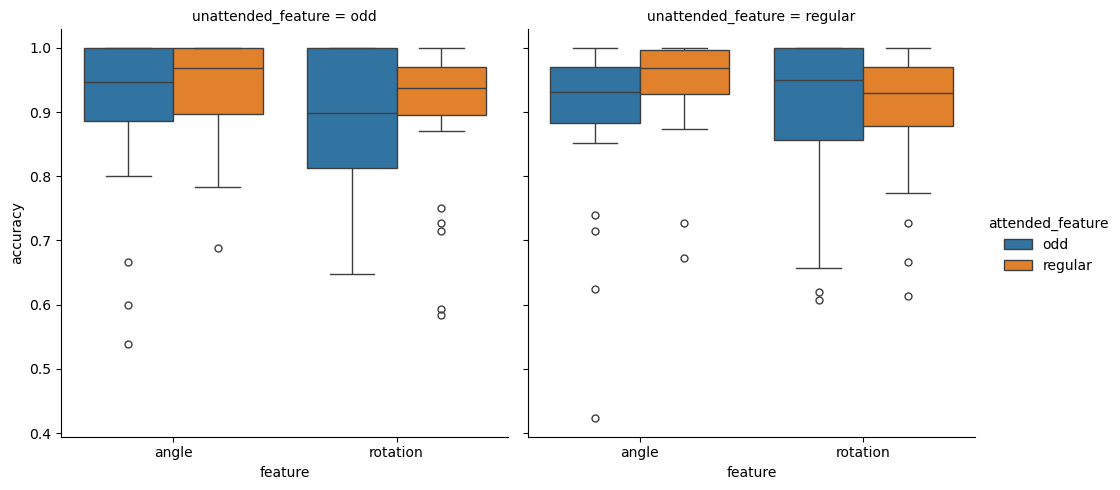
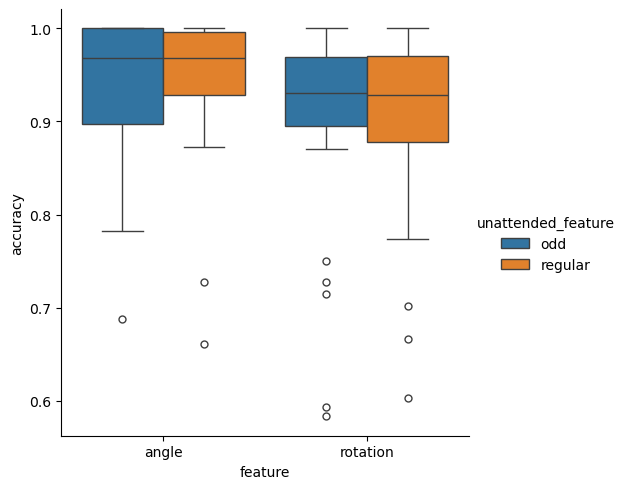
The notebook cell's code change between the first figure and the second:
--- before
+++ after
@@ -5,5 +5,5 @@
 
 acc_results = cuttoff_df.groupby(['participant','feature','attended_feature','unattended_feature']).apply(calculate_dprime).reset_index()
-sns.catplot(data= acc_results, y = 'accuracy', x = 'feature', hue='attended_feature', kind= 'box', col='unattended_feature')
+sns.catplot(data= acc_results, y = 'accuracy', x = 'feature', hue='unattended_feature', kind= 'box')
 
 plt.show()

Commit: alternate d-prime calculation